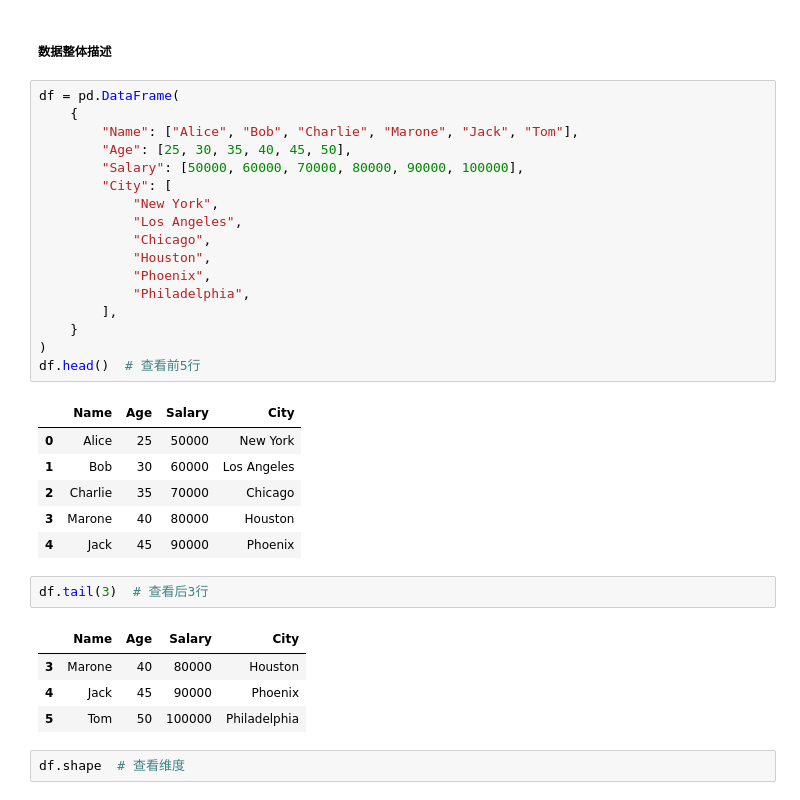
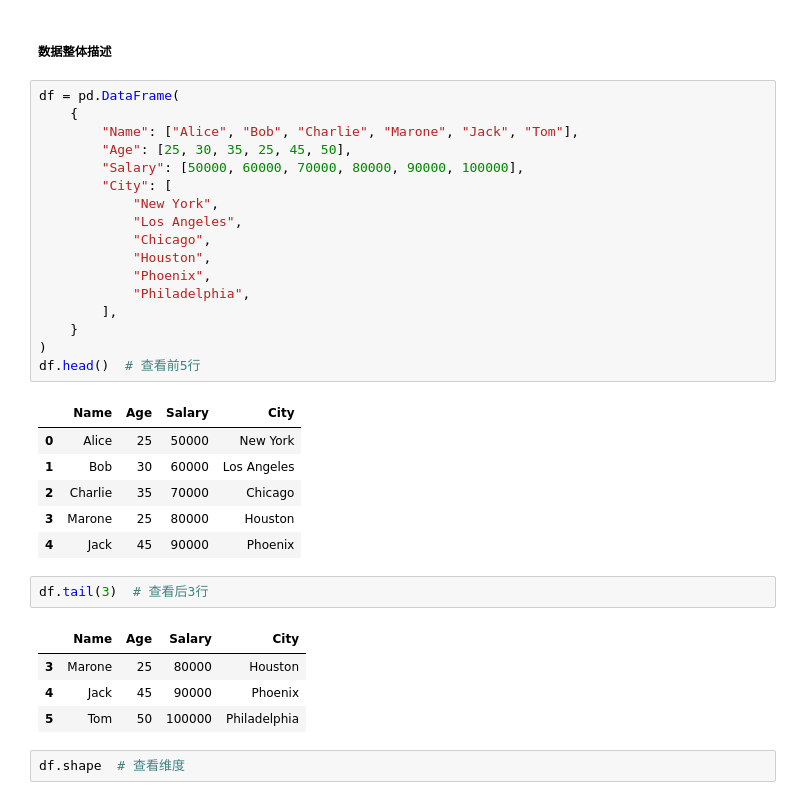
Before and after one commit to chunyi-11/PythonCourse, a Jupyter notebook: Class_5.ipynb, the cells around one changed output. Saved outputs shown, nothing was run; the diff lists cells and outputs as text.

```diff
--- a/Class_5.ipynb
+++ b/Class_5.ipynb
@@ -303,32 +303,32 @@ print(df)
 # %%
 df = pd.DataFrame(
     {
         "Name": ["Alice", "Bob", "Charlie", "Marone", "Jack", "Tom"],
-        "Age": [25, 30, 35, 40, 45, 50],
+        "Age": [25, 30, 35, 25, 45, 50],
         "Salary": [50000, 60000, 70000, 80000, 90000, 100000],
         "City": [
             "New York",
             "Los Angeles",
             "Chicago",
             "Houston",
             "Phoenix",
             "Philadelphia",
         ],
     }
 )
 df.head()  # 查看前5行
 # %% [output]
 |  | Name | Age | Salary | City |
 | 0 | Alice | 25 | 50000 | New York |
 | 1 | Bob | 30 | 60000 | Los Angeles |
 | 2 | Charlie | 35 | 70000 | Chicago |
-| 3 | Marone | 40 | 80000 | Houston |
+| 3 | Marone | 25 | 80000 | Houston |
 | 4 | Jack | 45 | 90000 | Phoenix |
 # %%
 df.tail(3)  # 查看后3行
 # %% [output]
 |  | Name | Age | Salary | City |
-| 3 | Marone | 40 | 80000 | Houston |
+| 3 | Marone | 25 | 80000 | Houston |
 | 4 | Jack | 45 | 90000 | Phoenix |
 | 5 | Tom | 50 | 100000 | Philadelphia |
 # %%
```
Also changed, not shown: parts of 68 cells of this notebook, 5 other files.
